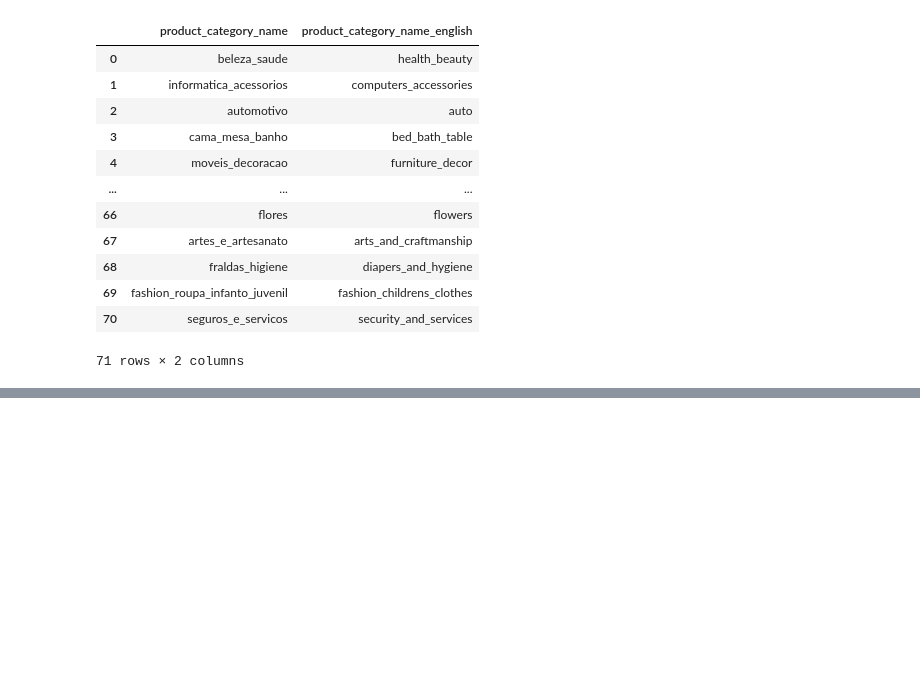
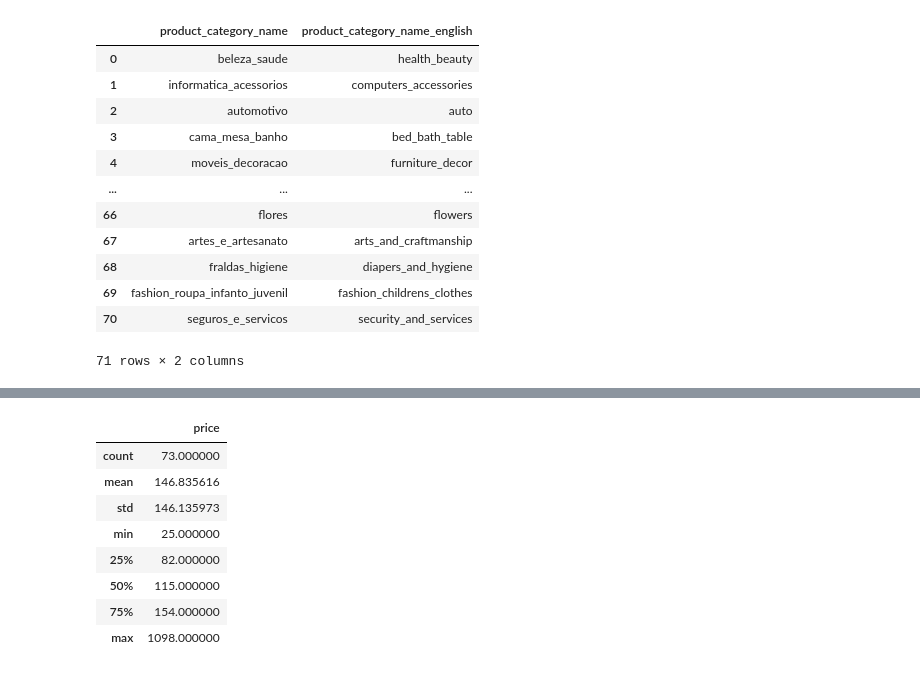
Before and after one commit to Marcus-Bernard0/Data-Science-projects, a Jupyter notebook: 2 - Ecommerce/Projeto.ipynb, the cells around one changed output, grey strips where cells are left out. Drawn from its saved outputs; the diff is of its cells as text; code cells hidden in the pictures; blank space fills up the shorter version.

```diff
--- a/2 - Ecommerce/Projeto.ipynb
+++ b/2 - Ecommerce/Projeto.ipynb
@@ -184,0 +188,4 @@ dfCategory
+# %%
+dfProductPrice = dfProductsMerge['price'].groupby(dfProductsMerge['product_category_name']).mean()
+dfProductPrice = dfProductPrice.to_frame().round()
+dfProductPrice.head()
@@ -184,0 +200,12 @@ dfCategory
+# %%
+dfProductPrice.describe()
+# %% [output]
+|  | price |
+| count | 73.000000 |
+| mean | 146.835616 |
+| std | 146.135973 |
+| min | 25.000000 |
+| 25% | 82.000000 |
+| 50% | 115.000000 |
+| 75% | 154.000000 |
+| max | 1098.000000 |
```
Also changed, not shown: parts of 15 cells of this notebook.
